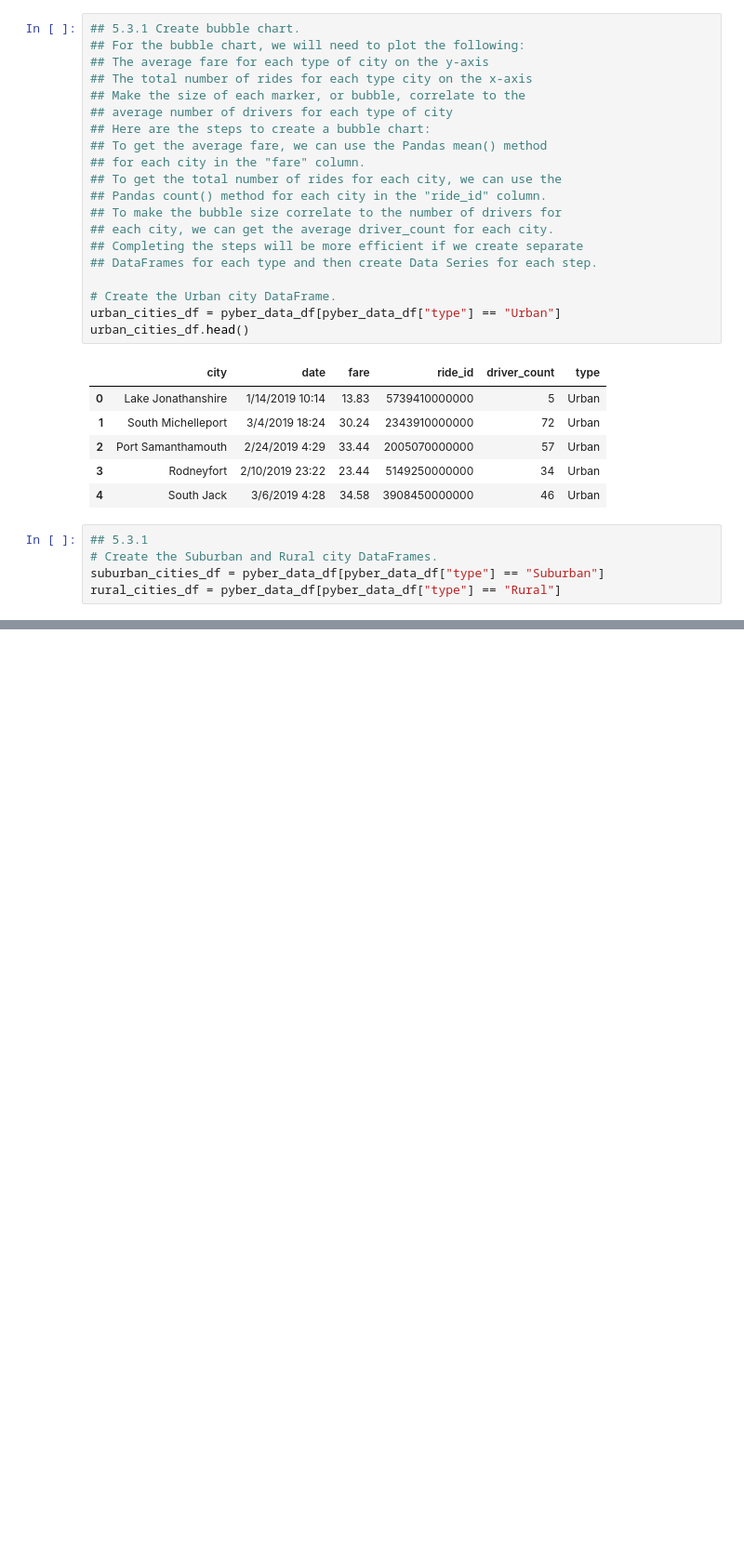
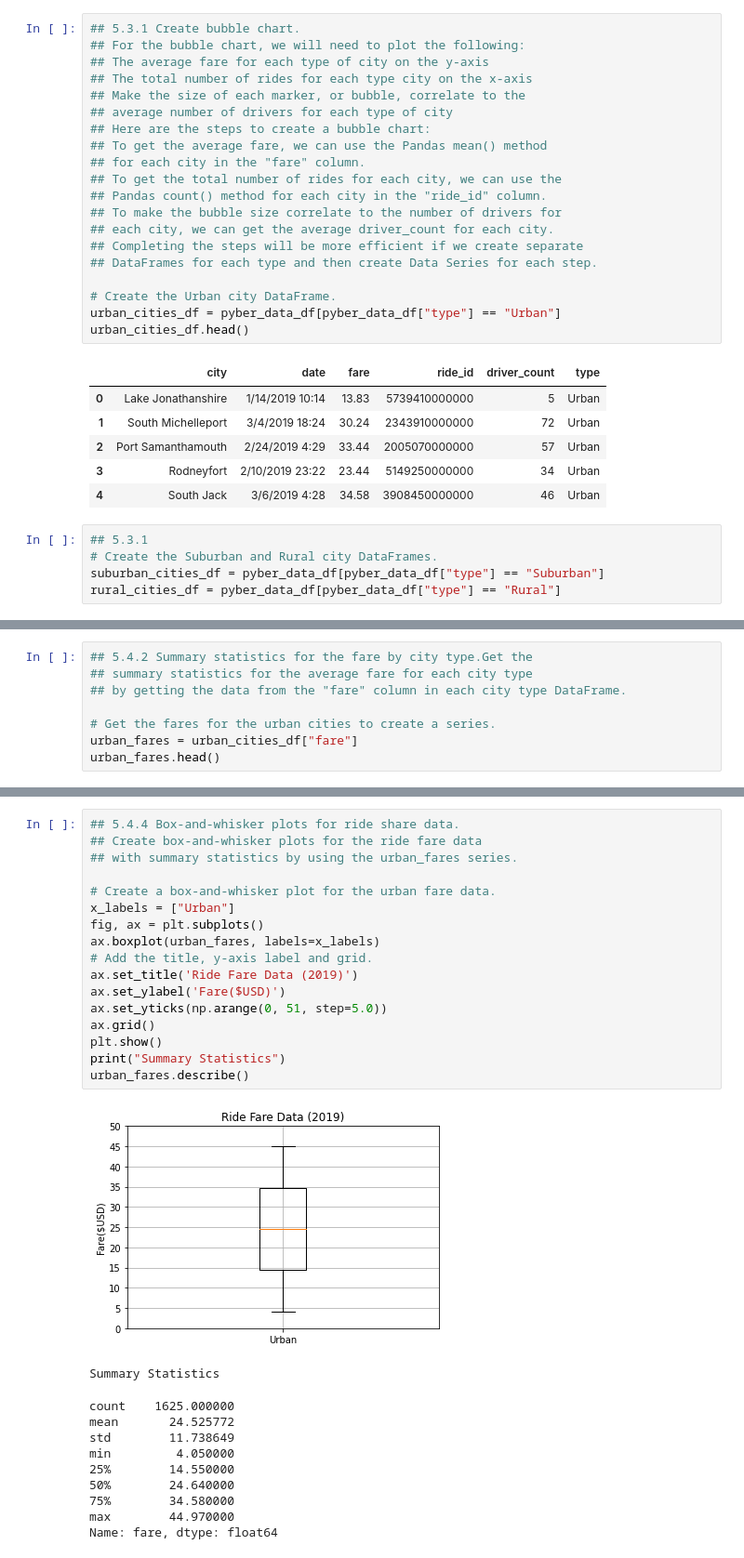
Before and after one commit to LleeMcD/PyBer_Analysis, a Jupyter notebook: PyBer.ipynb, the cells around one changed output, grey strips where cells are left out. Shown at 93% size. Drawn from its saved outputs; the diff is of its cells as text; blank space fills up the shorter version.

```diff
--- a/PyBer.ipynb
+++ b/PyBer.ipynb
@@ -341,0 +483,8 @@ plt.show()
+# %%
+## 5.4.2 Summary statistics for the fare by city type.Get the
+## summary statistics for the average fare for each city type
+## by getting the data from the "fare" column in each city type DataFrame.
+
+# Get the fares for the urban cities to create a series.
+urban_fares = urban_cities_df["fare"]
+urban_fares.head()
@@ -341,0 +711,29 @@ plt.show()
+# %%
+## 5.4.4 Box-and-whisker plots for ride share data.
+## Create box-and-whisker plots for the ride fare data
+## with summary statistics by using the urban_fares series.
+
+# Create a box-and-whisker plot for the urban fare data.
+x_labels = ["Urban"]
+fig, ax = plt.subplots()
+ax.boxplot(urban_fares, labels=x_labels)
+# Add the title, y-axis label and grid.
+ax.set_title('Ride Fare Data (2019)')
+ax.set_ylabel('Fare($USD)')
+ax.set_yticks(np.arange(0, 51, step=5.0))
+ax.grid()
+plt.show()
+print("Summary Statistics")
+urban_fares.describe()
+# %% [output]
+[figure, added]
+Summary Statistics
+count    1625.000000
+mean       24.525772
+std        11.738649
+min         4.050000
+25%        14.550000
+50%        24.640000
+75%        34.580000
+max        44.970000
+Name: fare, dtype: float64
```
Also changed, not shown: parts of 55 cells of this notebook.
